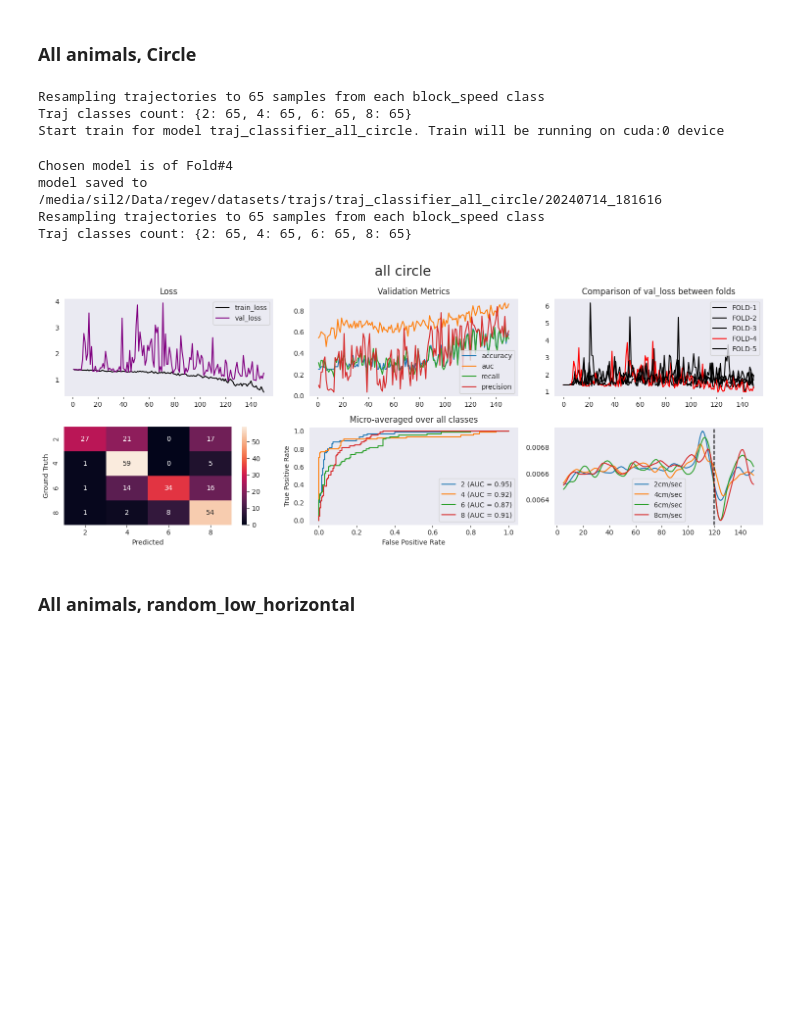
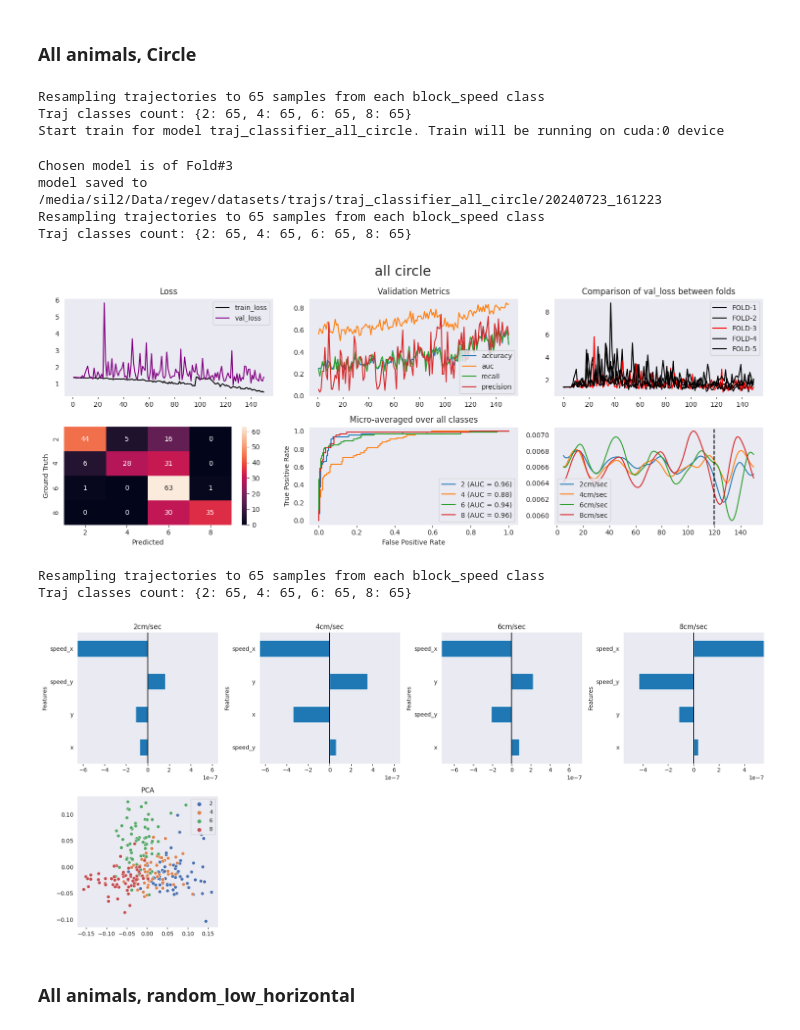
Before and after one commit to EvolutionaryNeuralCodingLab/PreyTouch, a Jupyter notebook: notebooks/trajs.ipynb, the cells around one changed output. Drawn from its saved outputs; the diff is of its cells as text; code cells hidden in the pictures; blank space fills up the shorter version.

Commit message:
trajs

```diff
--- a/notebooks/trajs.ipynb
+++ b/notebooks/trajs.ipynb
@@ -110,17 +96,22 @@ with open('/media/sil2/Data/regev/datasets/trajs/trajs_2s_after.pkl', 'wb') as f
 ### All animals, Circle
 # %%
 tj = TrajClassifier(save_model_dir=TRAJ_DIR, is_shuffle_dataset=False, sub_section=(-2, 150), is_resample=True,
+                    feature_names=['x', 'y', 'speed_x', 'speed_y'],
                     animal_id='all', movement_type='circle', is_hit=False, lstm_layers=6, dropout_prob=0.5)
-tj.train(is_plot=True);
+tj.train(is_plot=True)
+tj.check_hidden_states()
 # %% [output]
 Resampling trajectories to 65 samples from each block_speed class
 Traj classes count: {2: 65, 4: 65, 6: 65, 8: 65}
 Start train for model traj_classifier_all_circle. Train will be running on cuda:0 device
-Chosen model is of Fold#4
-model saved to /media/sil2/Data/regev/datasets/trajs/traj_classifier_all_circle/20240714_181616
+Chosen model is of Fold#3
+model saved to /media/sil2/Data/regev/datasets/trajs/traj_classifier_all_circle/20240723_161223
 Resampling trajectories to 65 samples from each block_speed class
 Traj classes count: {2: 65, 4: 65, 6: 65, 8: 65}
-[figure, old version]
+[figure, new version]
+Resampling trajectories to 65 samples from each block_speed class
+Traj classes count: {2: 65, 4: 65, 6: 65, 8: 65}
+[figure, added]
 # %% [markdown]
 ### All animals, random_low_horizontal
 # %%
```
Also changed, not shown: parts of 17 cells of this notebook, 2 other files.
